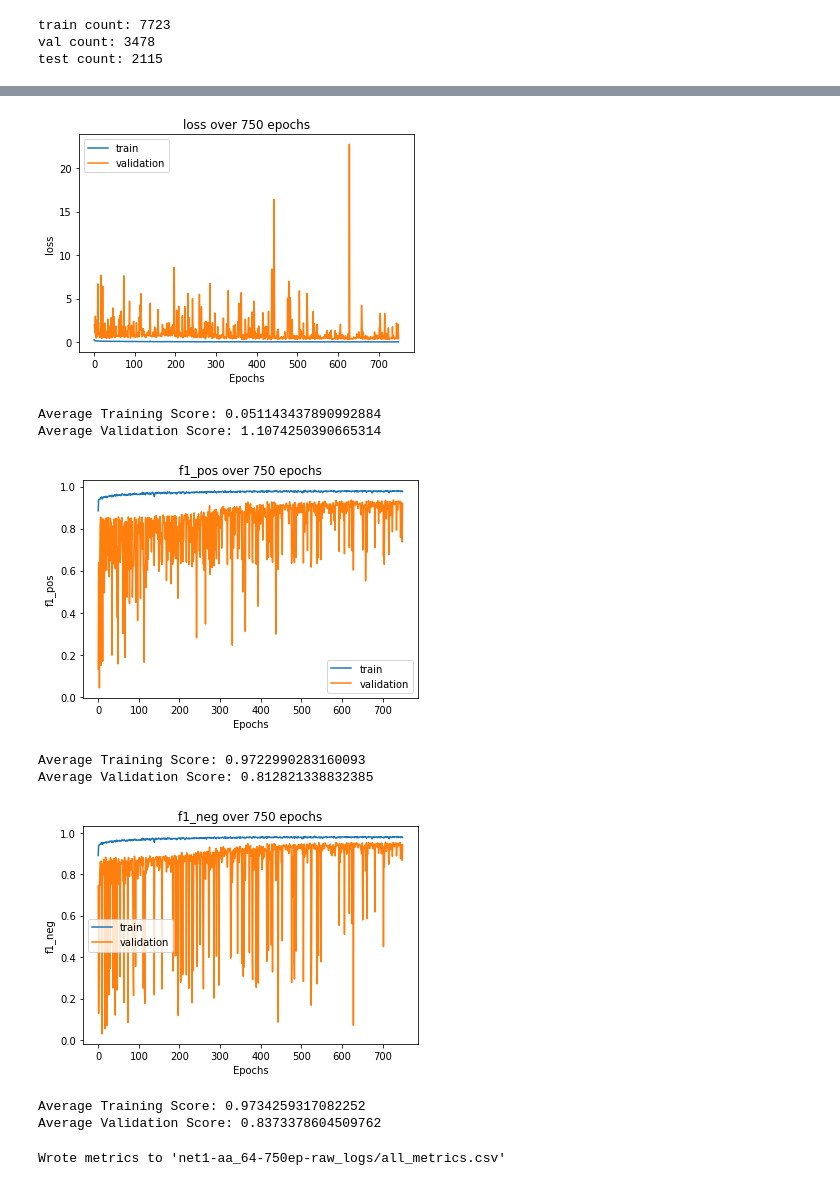
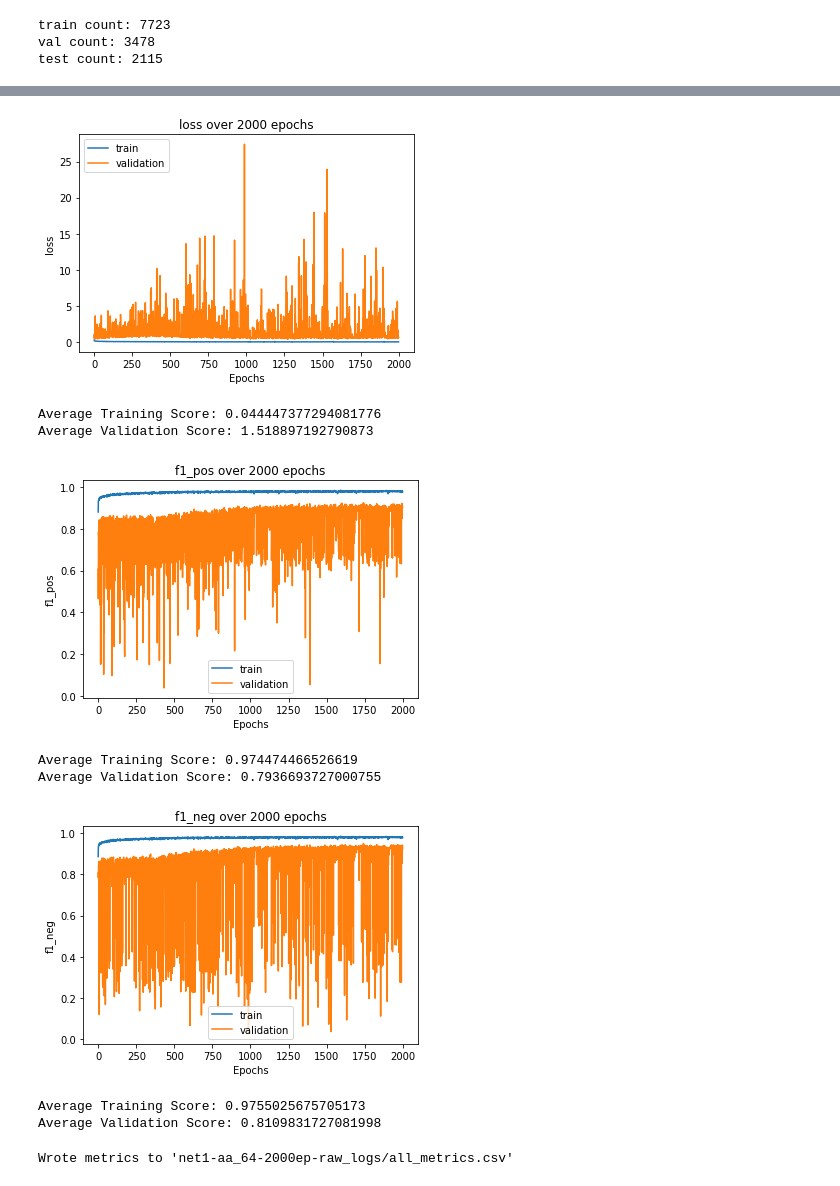
Before and after one commit to collectionslab/Omniscribe, a Jupyter notebook: experiments/cnn/notebooks/IAM_dataset-simple_val-1.ipynb, the cells around one changed output, grey strips where cells are left out. Saved outputs shown, nothing was run; the diff lists cells and outputs as text; code cells hidden in the pictures.

Commit message:
trained and visualized over 2000epochs

```diff
--- a/experiments/cnn/notebooks/IAM_dataset-simple_val-1.ipynb
+++ b/experiments/cnn/notebooks/IAM_dataset-simple_val-1.ipynb
@@ -117,7 +117,7 @@ metric_names_plot = [p+'-'+m for p in phases for m in metric_types_plot]
 
 all_metrics = {metric : [] for metric in metric_names_all}
 
-num_training_epochs = 750
+num_training_epochs = 2000
 
 data_loaders = {t : torch.utils.data.DataLoader(imagefolders[t], batch_size = batch_size, shuffle = True, num_workers = 4)
                 for t in phases}
@@ -168,18 +168,18 @@ Training complete in 28m 16s
-[figure, old version]
+[figure, new version]
-Average Training Score: 0.051143437890992884
-Average Validation Score: 1.1074250390665314
+Average Training Score: 0.044447377294081776
+Average Validation Score: 1.518897192790873
-[figure, old version]
+[figure, new version]
-Average Training Score: 0.9722990283160093
-Average Validation Score: 0.812821338832385
+Average Training Score: 0.974474466526619
+Average Validation Score: 0.7936693727000755
-[figure, old version]
+[figure, new version]
-Average Training Score: 0.9734259317082252
-Average Validation Score: 0.8373378604509762
+Average Training Score: 0.9755025675705173
+Average Validation Score: 0.8109831727081998
 # %%
 # write metrics to file
-write_metrics_to_csv(all_metrics, metric_names_all, 'net1-aa_64-750ep-raw_logs', 'all_metrics.csv')
-torch.save(trained_model.state_dict(), 'models/net1-aa_64-750ep.pt')
+write_metrics_to_csv(all_metrics, metric_names_all, 'net1-aa_64-2000ep-raw_logs', 'all_metrics.csv')
+torch.save(trained_model.state_dict(), 'models/net1-aa_64-2000ep.pt')
 # %% [output]
-Wrote metrics to 'net1-aa_64-750ep-raw_logs/all_metrics.csv'
+Wrote metrics to 'net1-aa_64-2000ep-raw_logs/all_metrics.csv'
 # %%
 
 # import sys
```
Also changed, not shown: parts of 1 cell of this notebook, 1 other file.
